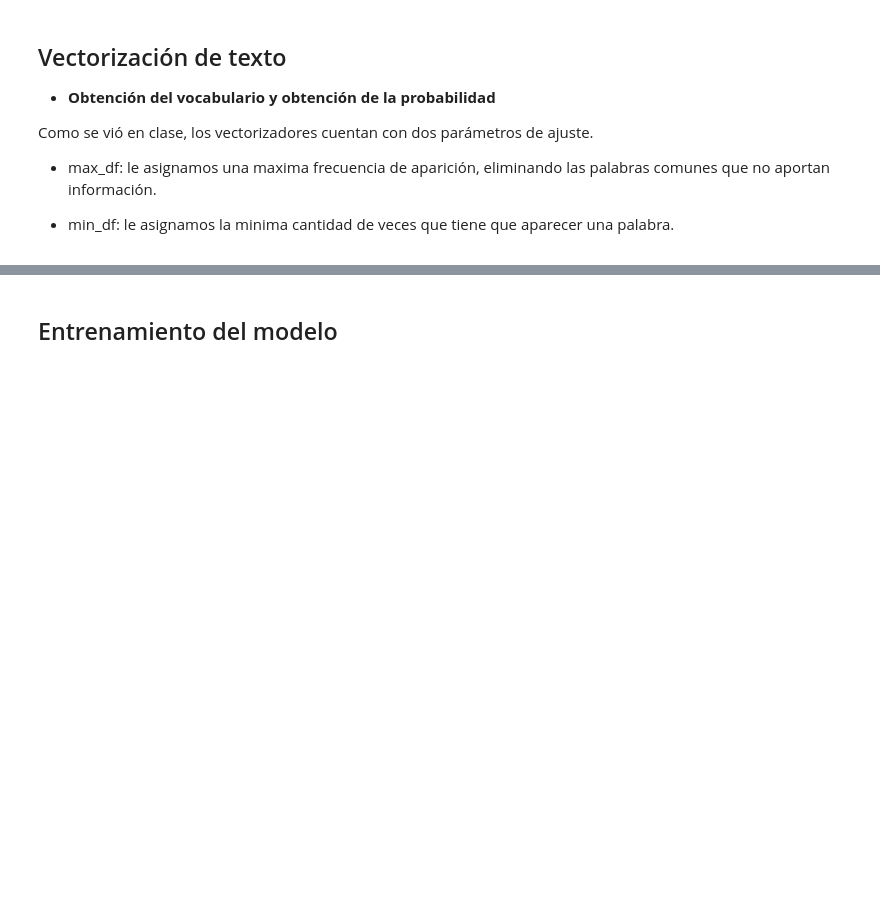
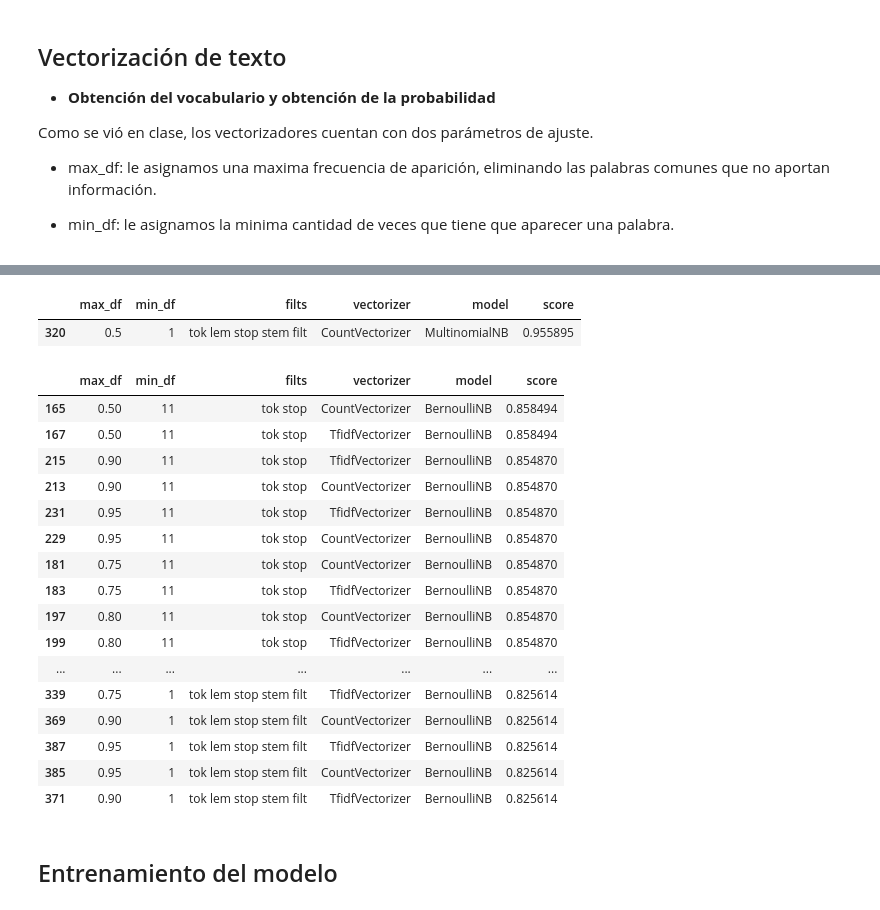
Before and after one commit to rocioparra/redes-neuronales, a Jupyter notebook: 03-clasificacion-texto/Ejercicio_Clasificación_Texto.ipynb, the cells around one changed output, grey strips where cells are left out. Saved outputs shown, nothing was run; the diff lists cells and outputs as text; code cells hidden in the pictures; blank space fills up the shorter version.

```diff
--- a/03-clasificacion-texto/Ejercicio_Clasificación_Texto.ipynb
+++ b/03-clasificacion-texto/Ejercicio_Clasificación_Texto.ipynb
@@ -240,12 +194,3 @@ Vamos a guardar lo preprocesado usando pickle, que nos permite serializar objeto
-# %%
-#Salvado del procesamiento a disco:
-import pickle
-
-with open('art_filt.pck', 'wb') as fp:
-    pickle.dump(emails_filtrados, fp)
-# %%
-with open ('art_filt.pck', 'rb') as fp:
-    itemlist = pickle.load(fp)
 # %% [markdown]
 ## Vectorización de texto
 
@@ -269,0 +204,19 @@ raw_data.toarray()[0,:].argmax() #Veamos a qué palabra pertenece la máxima ocu
+# %%
+joined_file_fmt = '{name}-joined-{filts}.p'
+for preproc in preprocessing:
+    filename = joined_file_fmt.format(name='train-nometadata', filts=preproc)
+
+    if not os.path.isfile(filename):
+        with open(f'train-nometadata-{preproc}.p', 'rb') as fp:
+            articles = pickle.load(fp)
+            for i in range(len(articles)):
+                articles[i] = ' '.join(articles[i])
+
+            with open(filename, 'wb') as fp_joined:
+                pickle.dump(articles, fp_joined)
+# %%
+def get_filtered_joined_articles(name, filts):
+    filename = joined_file_fmt.format(name=name, filts=filts)
+    with open(filename, 'rb') as fp:
+            articles = pickle.load(fp)
+    return articles
@@ -270,3 +279,31 @@ raw_data.toarray()[0,:].argmax() #Veamos a qué palabra pertenece la máxima ocu
+# %%
+best = results['score'].max()
+best_filt = results['score']==best
+best_hypers = results[best_filt]
+best_hypers
+# %% [output]
+|  | max_df | min_df | filts | vectorizer | model | score |
+| 320 | 0.5 | 1 | tok lem stop stem filt | CountVectorizer | MultinomialNB | 0.955895 |
+# %%
+results[results.model=='BernoulliNB'].sort_values(by=['score'], ascending=False).head(60)
+# %% [output]
+|  | max_df | min_df | filts | vectorizer | model | score |
+| 165 | 0.50 | 11 | tok stop | CountVectorizer | BernoulliNB | 0.858494 |
+| 167 | 0.50 | 11 | tok stop | TfidfVectorizer | BernoulliNB | 0.858494 |
+| 215 | 0.90 | 11 | tok stop | TfidfVectorizer | BernoulliNB | 0.854870 |
+| 213 | 0.90 | 11 | tok stop | CountVectorizer | BernoulliNB | 0.854870 |
+| 231 | 0.95 | 11 | tok stop | TfidfVectorizer | BernoulliNB | 0.854870 |
+| 229 | 0.95 | 11 | tok stop | CountVectorizer | BernoulliNB | 0.854870 |
+| 181 | 0.75 | 11 | tok stop | CountVectorizer | BernoulliNB | 0.854870 |
+| 183 | 0.75 | 11 | tok stop | TfidfVectorizer | BernoulliNB | 0.854870 |
+| 197 | 0.80 | 11 | tok stop | CountVectorizer | BernoulliNB | 0.854870 |
+| 199 | 0.80 | 11 | tok stop | TfidfVectorizer | BernoulliNB | 0.854870 |
+| ... | ... | ... | ... | ... | ... | ... |
+| 339 | 0.75 | 1 | tok lem stop stem filt | TfidfVectorizer | BernoulliNB | 0.825614 |
+| 369 | 0.90 | 1 | tok lem stop stem filt | CountVectorizer | BernoulliNB | 0.825614 |
+| 387 | 0.95 | 1 | tok lem stop stem filt | TfidfVectorizer | BernoulliNB | 0.825614 |
+| 385 | 0.95 | 1 | tok lem stop stem filt | CountVectorizer | BernoulliNB | 0.825614 |
+| 371 | 0.90 | 1 | tok lem stop stem filt | TfidfVectorizer | BernoulliNB | 0.825614 |
 # %% [markdown]
 ## Entrenamiento del modelo
 # %% [markdown]
```
Also changed, not shown: parts of 22 cells of this notebook, 26 other files.
